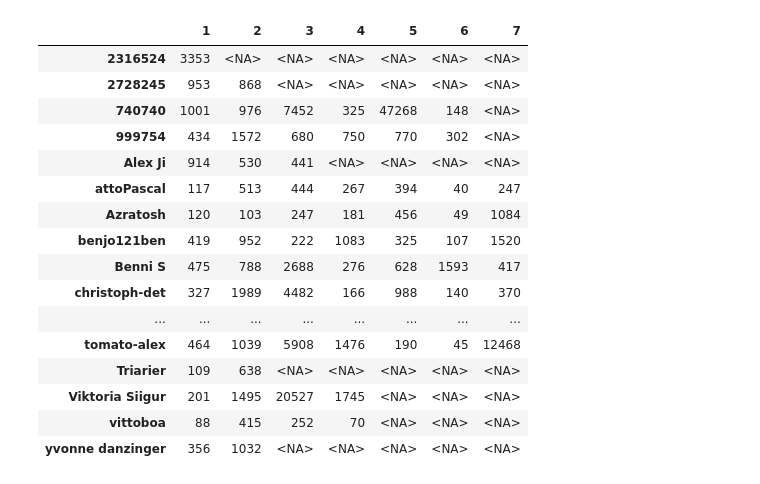
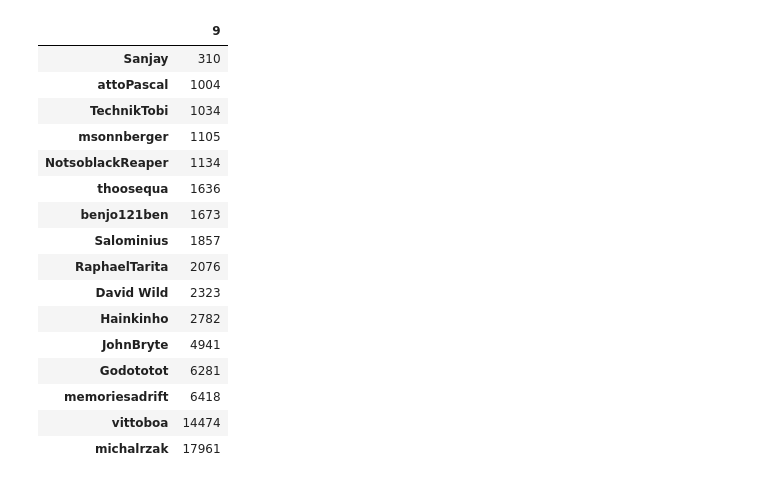
Before and after one commit to attoPascal/advent-of-code, a Jupyter notebook: meta/leaderboard.ipynb, the cells around one changed output. Drawn from its saved outputs; the diff is of its cells as text; code cells hidden in the pictures.

```diff
--- a/meta/leaderboard.ipynb
+++ b/meta/leaderboard.ipynb
@@ -2,0 +3,3 @@ import leaderboard
+# %%
+data = load_data()
+data
@@ -3,20 +44,20 @@ import leaderboard
 # %%
-leaderboard.data
+seconds_latest_day(data)
 # %% [output]
-|  | 1 | 2 | 3 | 4 | 5 | 6 | 7 |
-| 2316524 | 3353 | <NA> | <NA> | <NA> | <NA> | <NA> | <NA> |
-| 2728245 | 953 | 868 | <NA> | <NA> | <NA> | <NA> | <NA> |
-| 740740 | 1001 | 976 | 7452 | 325 | 47268 | 148 | <NA> |
-| 999754 | 434 | 1572 | 680 | 750 | 770 | 302 | <NA> |
-| Alex Ji | 914 | 530 | 441 | <NA> | <NA> | <NA> | <NA> |
-| attoPascal | 117 | 513 | 444 | 267 | 394 | 40 | 247 |
-| Azratosh | 120 | 103 | 247 | 181 | 456 | 49 | 1084 |
-| benjo121ben | 419 | 952 | 222 | 1083 | 325 | 107 | 1520 |
-| Benni S | 475 | 788 | 2688 | 276 | 628 | 1593 | 417 |
-| christoph-det | 327 | 1989 | 4482 | 166 | 988 | 140 | 370 |
-| ... | ... | ... | ... | ... | ... | ... | ... |
-| tomato-alex | 464 | 1039 | 5908 | 1476 | 190 | 45 | 12468 |
-| Triarier | 109 | 638 | <NA> | <NA> | <NA> | <NA> | <NA> |
-| Viktoria Siigur | 201 | 1495 | 20527 | 1745 | <NA> | <NA> | <NA> |
-| vittoboa | 88 | 415 | 252 | 70 | <NA> | <NA> | <NA> |
-| yvonne danzinger | 356 | 1032 | <NA> | <NA> | <NA> | <NA> | <NA> |
+|  | 9 |
+| Sanjay | 310 |
+| attoPascal | 1004 |
+| TechnikTobi | 1034 |
+| msonnberger | 1105 |
+| NotsoblackReaper | 1134 |
+| thoosequa | 1636 |
+| benjo121ben | 1673 |
+| Salominius | 1857 |
+| RaphaelTarita | 2076 |
+| David Wild | 2323 |
+| Hainkinho | 2782 |
+| JohnBryte | 4941 |
+| Godototot | 6281 |
+| memoriesadrift | 6418 |
+| vittoboa | 14474 |
+| michalrzak | 17961 |
```
Also changed, not shown: parts of 8 cells of this notebook, 4 other files.
